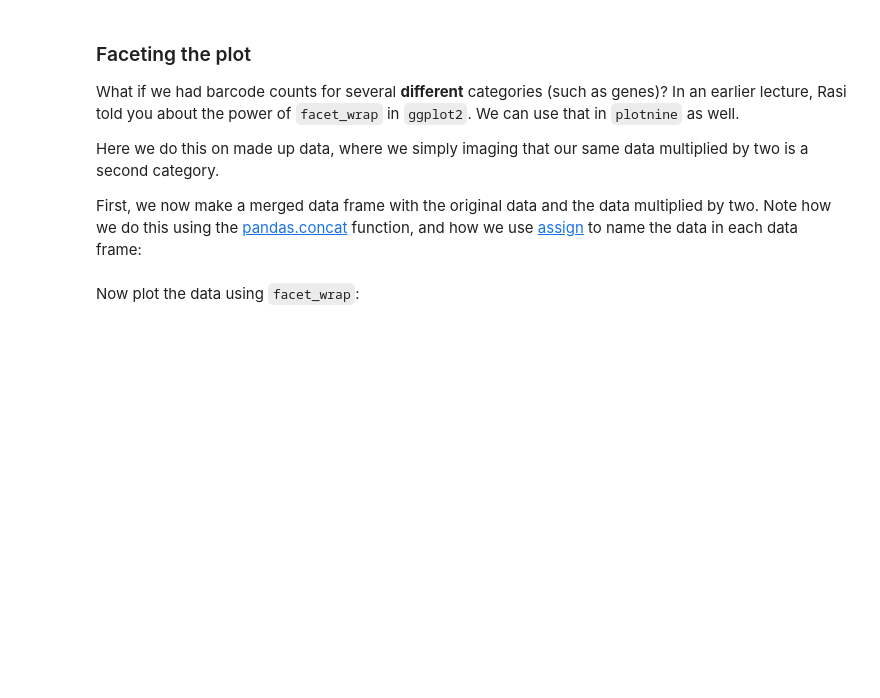
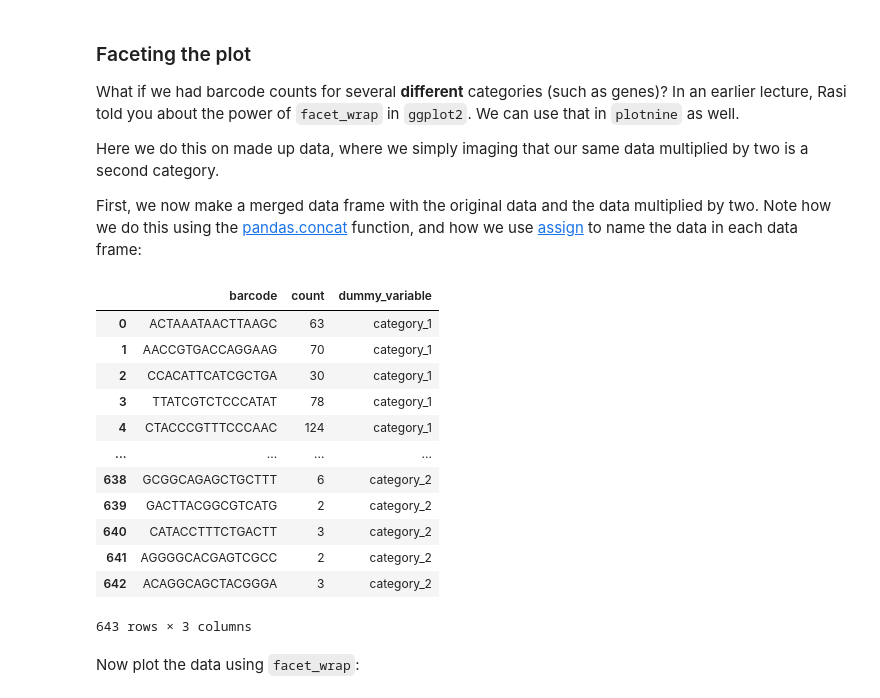
Before and after one commit to FredHutch/tfcb_2022, a Jupyter notebook: lectures/lecture09/lecture09.ipynb, the cells around one changed output. Saved outputs shown, nothing was run; the diff lists cells and outputs as text; code cells hidden in the pictures; blank space fills up the shorter version.

```diff
--- a/lectures/lecture09/lecture09.ipynb
+++ b/lectures/lecture09/lecture09.ipynb
@@ -456,2 +553,24 @@ raise NotImplementedError('make a data frame with both datasets')
+# %%
+dummy_df = (
+    barcode_counts_df.assign(dummy_variable='category_1')
+    .append(barcode_counts_df.query('count > 1').assign(dummy_variable='category_2'))
+    .reset_index(drop=True)
+    )
+
+dummy_df
+# %% [output]
+|  | barcode | count | dummy_variable |
+| 0 | ACTAAATAACTTAAGC | 63 | category_1 |
+| 1 | AACCGTGACCAGGAAG | 70 | category_1 |
+| 2 | CCACATTCATCGCTGA | 30 | category_1 |
+| 3 | TTATCGTCTCCCATAT | 78 | category_1 |
+| 4 | CTACCCGTTTCCCAAC | 124 | category_1 |
+| ... | ... | ... | ... |
+| 638 | GCGGCAGAGCTGCTTT | 6 | category_2 |
+| 639 | GACTTACGGCGTCATG | 2 | category_2 |
+| 640 | CATACCTTTCTGACTT | 3 | category_2 |
+| 641 | AGGGGCACGAGTCGCC | 2 | category_2 |
+| 642 | ACAGGCAGCTACGGGA | 3 | category_2 |
+643 rows × 3 columns
 # %% [markdown]
 Now plot the data using `facet_wrap`:
```
Also changed, not shown: parts of 39 cells of this notebook, 2 other files.
